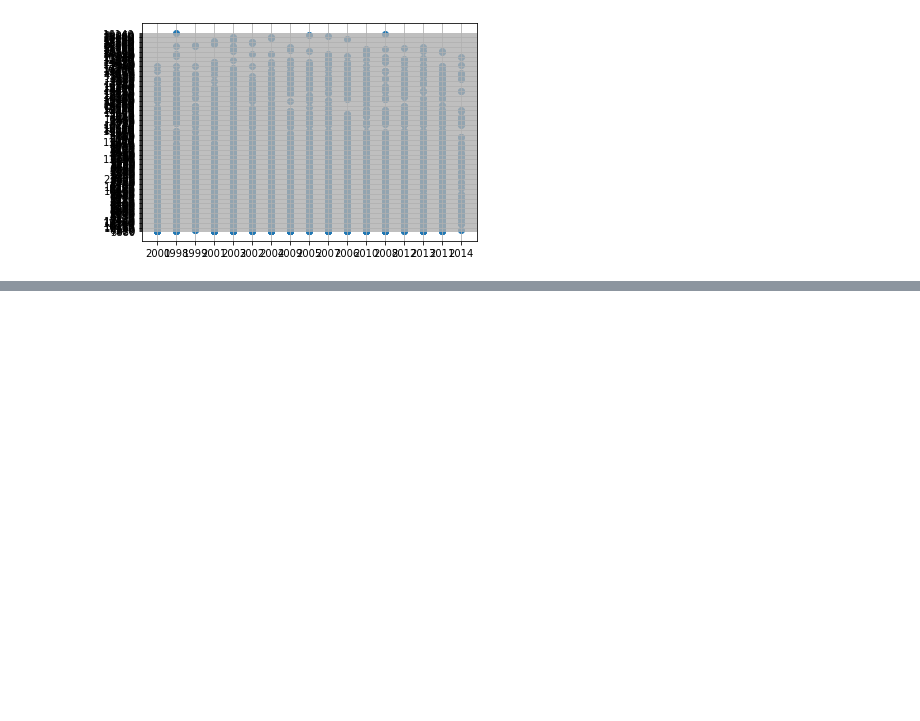
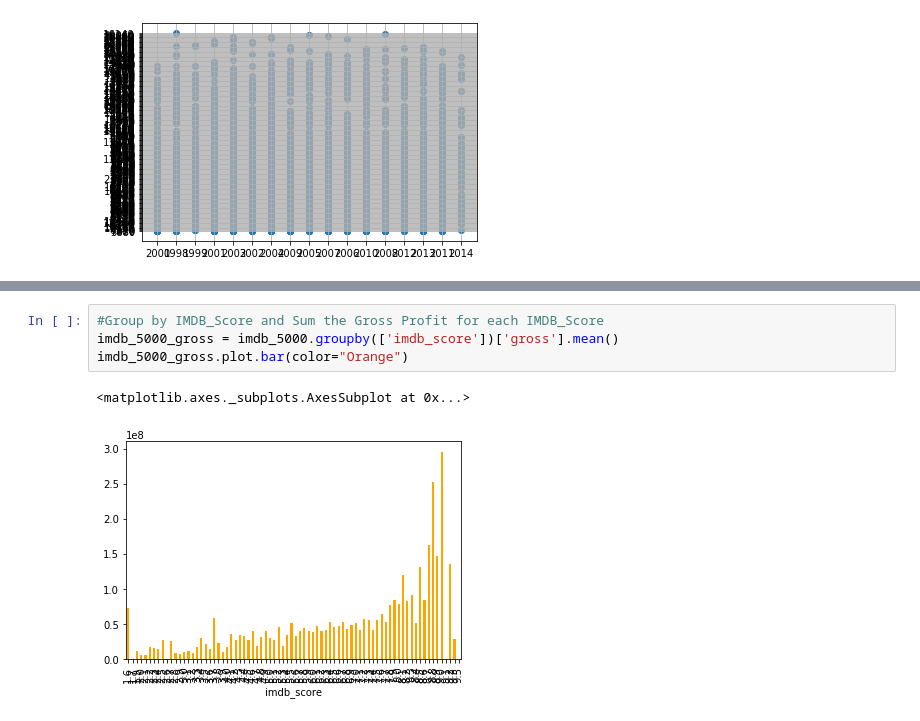
Before and after one commit to PedroSF88/SMU_Project_Group_1, a Jupyter notebook: project_1.ipynb, the cells around one changed output, grey strips where cells are left out. Drawn from its saved outputs; the diff is of its cells as text; blank space fills up the shorter version.

```diff
--- a/project_1.ipynb
+++ b/project_1.ipynb
@@ -163,0 +270,7 @@ plt.grid(True)
+# %%
+#Group by IMDB_Score and Sum the Gross Profit for each IMDB_Score
+imdb_5000_gross = imdb_5000.groupby(['imdb_score'])['gross'].mean()
+imdb_5000_gross.plot.bar(color="Orange")
+# %% [output]
+<matplotlib.axes._subplots.AxesSubplot at 0x...>
+[figure, added]
```
Also changed, not shown: parts of 16 cells of this notebook.
